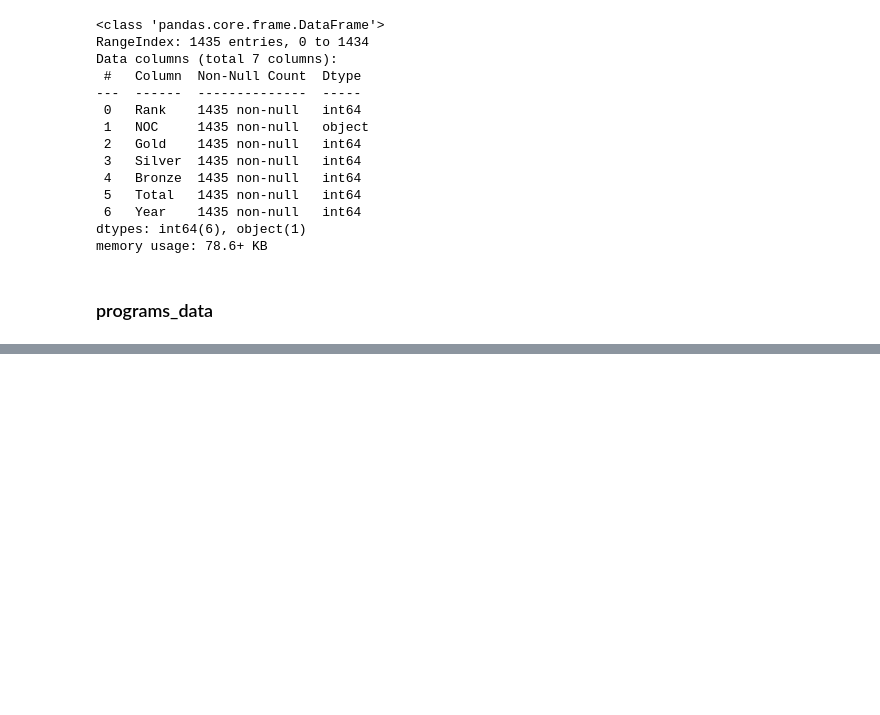
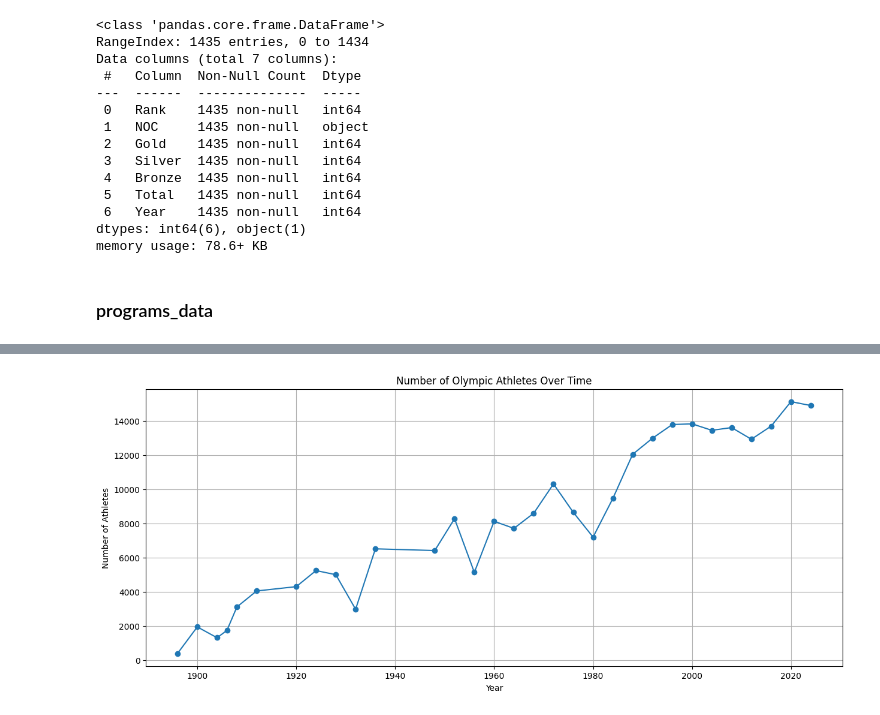
Before and after one commit to Evan-Li-2024/2025MCM-c, a Jupyter notebook: Olympics-analysis.ipynb, the cells around one changed output, grey strips where cells are left out. Cells and saved outputs as stored; diff of their text form; code cells hidden in the pictures; blank space fills up the shorter version.

```diff
--- a/Olympics-analysis.ipynb
+++ b/Olympics-analysis.ipynb
@@ -183,0 +294,12 @@ UnicodeDecodeError: 'utf-8' codec can't decode byte 0x95 in position 1038: inval
+# %%
+#国家历年参赛人数排名
+yearly_counts = athletes_data['Year'].value_counts().sort_index()
+plt.figure(figsize=(15, 6))
+yearly_counts.plot(kind='line', marker='o')
+plt.title('Number of Olympic Athletes Over Time')
+plt.xlabel('Year')
+plt.ylabel('Number of Athletes')
+plt.grid(True)
+plt.show()
+# %% [output]
+[figure, added]
```
Also changed, not shown: parts of 26 cells of this notebook, 3 other files.
